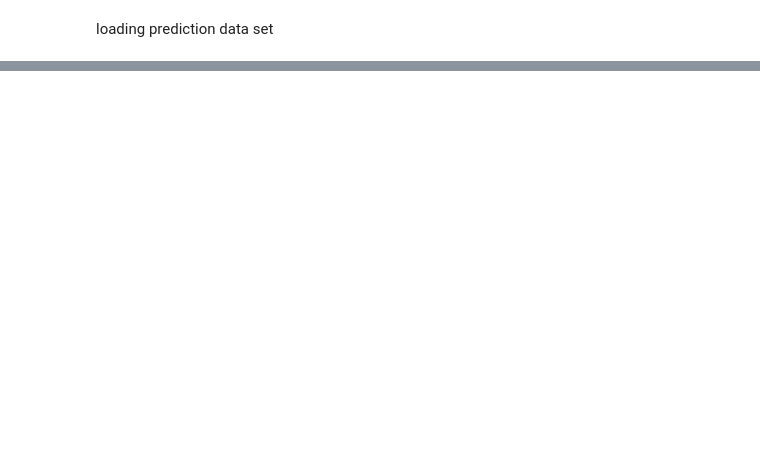
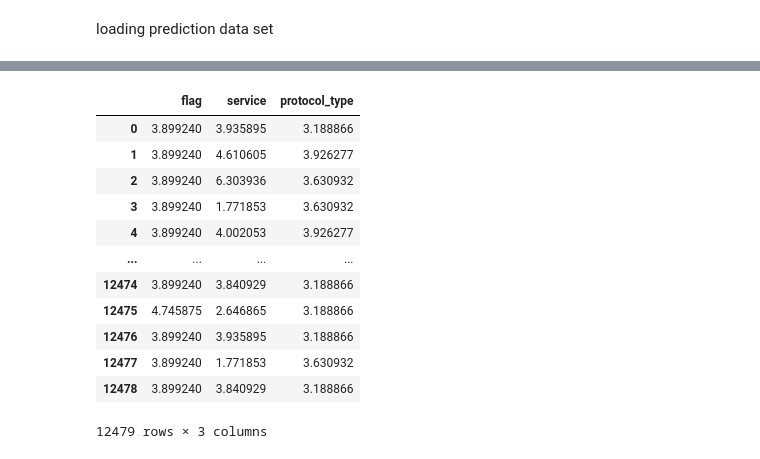
Before and after one commit to Jehoi-ga-ada/DAC-ITS-Preliminary-Round, a Jupyter notebook: model.ipynb, the cells around one changed output, grey strips where cells are left out. Cells and saved outputs as stored; diff of their text form; code cells hidden in the pictures; blank space fills up the shorter version.

```diff
--- a/model.ipynb
+++ b/model.ipynb
@@ -356,0 +376,16 @@ loading prediction data set
+# %%
+encoded_data
+# %% [output]
+|  | flag | service | protocol_type |
+| 0 | 3.899240 | 3.935895 | 3.188866 |
+| 1 | 3.899240 | 4.610605 | 3.926277 |
+| 2 | 3.899240 | 6.303936 | 3.630932 |
+| 3 | 3.899240 | 1.771853 | 3.630932 |
+| 4 | 3.899240 | 4.002053 | 3.926277 |
+| ... | ... | ... | ... |
+| 12474 | 3.899240 | 3.840929 | 3.188866 |
+| 12475 | 4.745875 | 2.646865 | 3.188866 |
+| 12476 | 3.899240 | 3.935895 | 3.188866 |
+| 12477 | 3.899240 | 1.771853 | 3.630932 |
+| 12478 | 3.899240 | 3.840929 | 3.188866 |
+12479 rows × 3 columns
```
Also changed, not shown: parts of 17 cells of this notebook, 1 other file.
